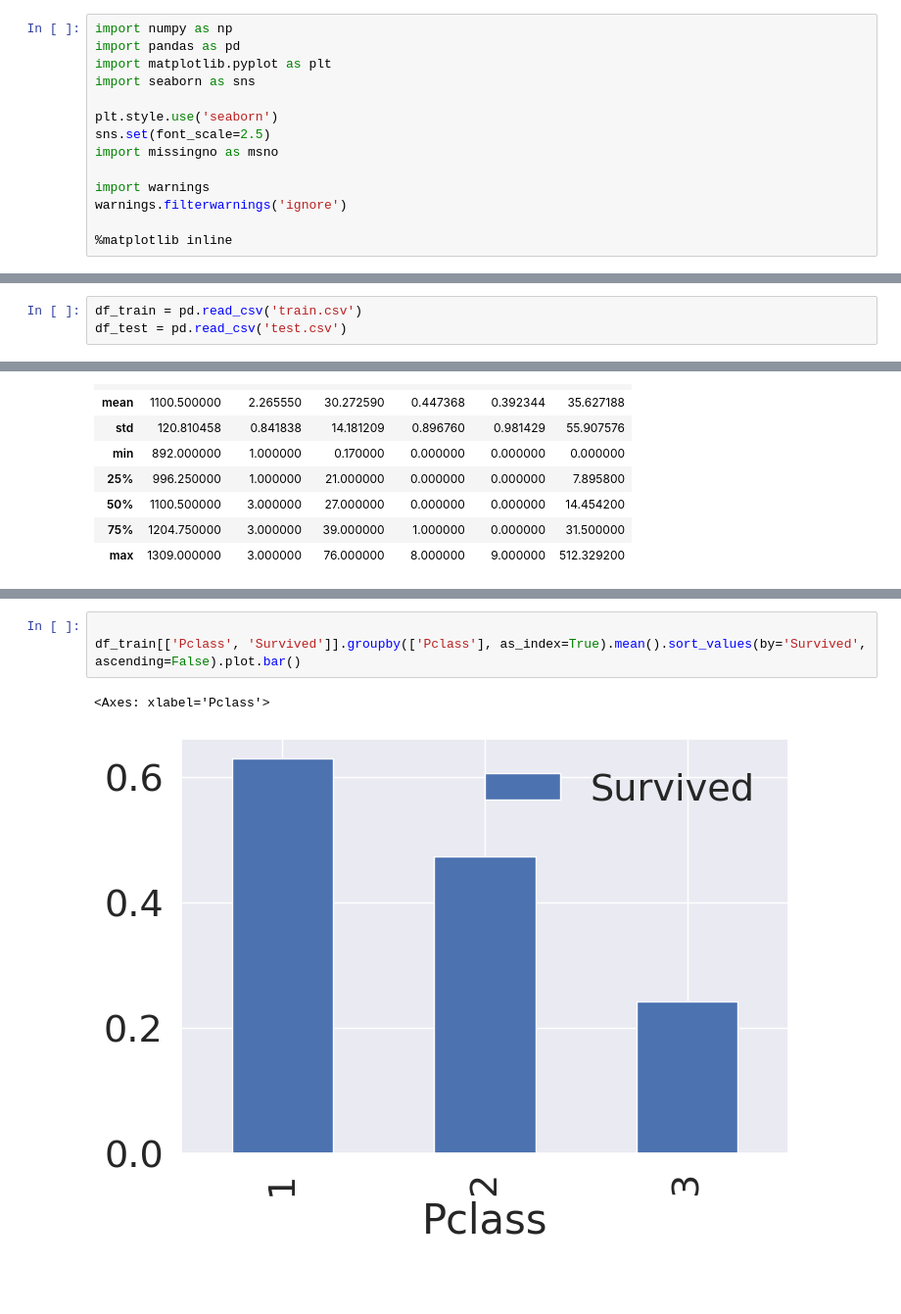
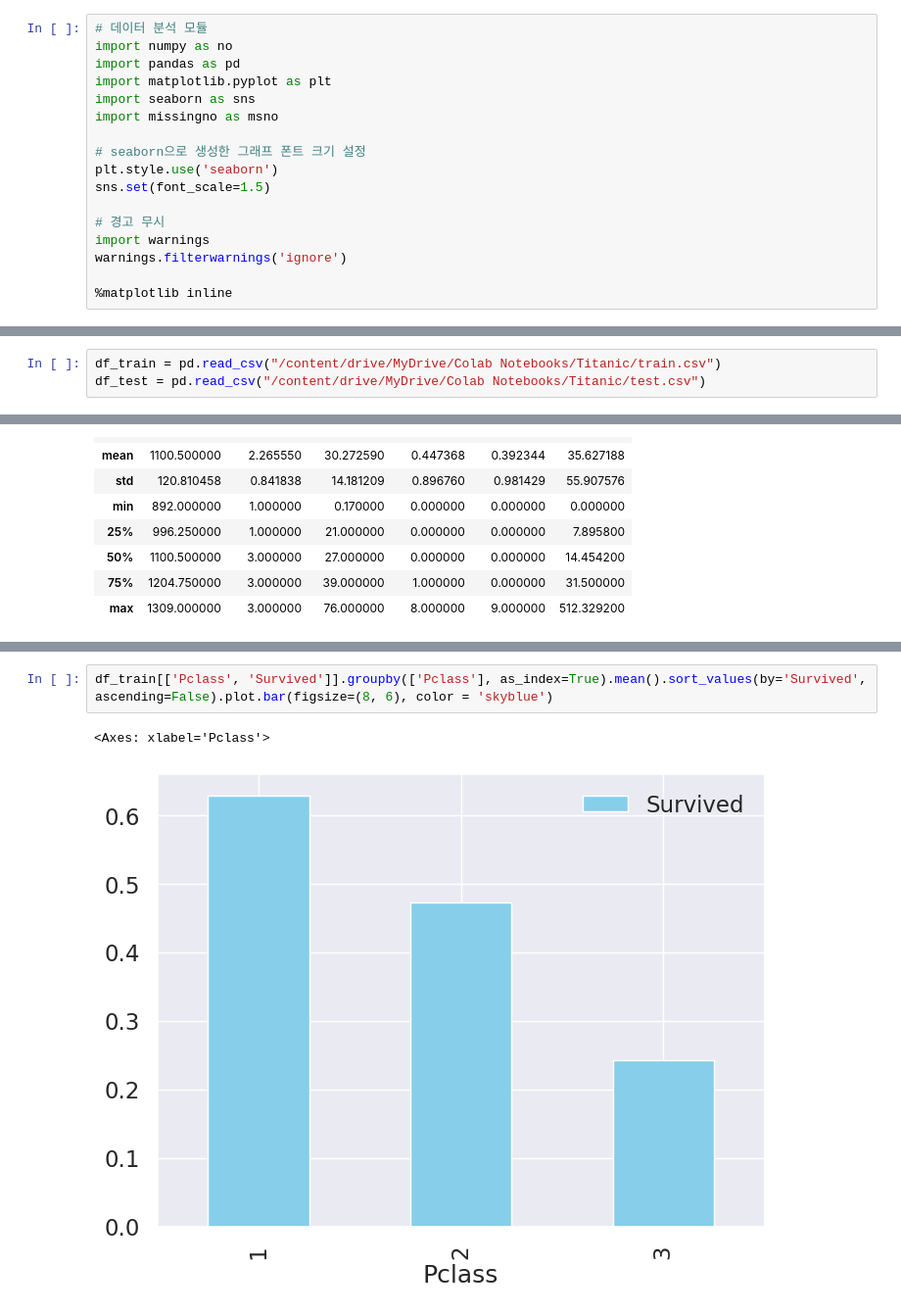
Before and after one commit to 2unhi/kaggle, a Jupyter notebook: Titanic/Titanic.ipynb, the cells around one changed output, grey strips where cells are left out. Shown at 98% size. Drawn from its saved outputs; the diff is of its cells as text; blank space fills up the shorter version.

Commit message:
[Titanic] add comment

```diff
--- a/Titanic/Titanic.ipynb
+++ b/Titanic/Titanic.ipynb
@@ -1,13 +6,16 @@
 # %%
-import numpy as np
+# 데이터 분석 모듈
+import numpy as no
 import pandas as pd
 import matplotlib.pyplot as plt
 import seaborn as sns
-
-plt.style.use('seaborn')
-sns.set(font_scale=2.5)
 import missingno as msno
 
+# seaborn으로 생성한 그래프 폰트 크기 설정
+plt.style.use('seaborn')
+sns.set(font_scale=1.5)
+
+# 경고 무시
 import warnings
 warnings.filterwarnings('ignore')
 
@@ -15,6 +25,6 @@ warnings.filterwarnings('ignore')
 # %%
-df_train = pd.read_csv('train.csv')
-df_test = pd.read_csv('test.csv')
+df_train = pd.read_csv("/content/drive/MyDrive/Colab Notebooks/Titanic/train.csv")
+df_test = pd.read_csv("/content/drive/MyDrive/Colab Notebooks/Titanic/test.csv")
 # %%
 df_train.head()
 # %% [output]
@@ -143,11 +169,10 @@ pd.crosstab(df_train['Pclass'], df_train['Survived'], margins=True).style.backgr
 | 3 | 372 | 119 | 491 |
 | All | 549 | 342 | 891 |
 # %%
-
-df_train[['Pclass', 'Survived']].groupby(['Pclass'], as_index=True).mean().sort_values(by='Survived', ascending=False).plot.bar()
+df_train[['Pclass', 'Survived']].groupby(['Pclass'], as_index=True).mean().sort_values(by='Survived', ascending=False).plot.bar(figsize=(8, 6), color = 'skyblue')
 # %% [output]
 <Axes: xlabel='Pclass'>
-[figure, old version]
+[figure, new version]
 # %%
 y_position = 1.02
 f, ax = plt.subplots(1, 2, figsize=(18, 8))
```
Also changed, not shown: parts of 23 cells of this notebook.
